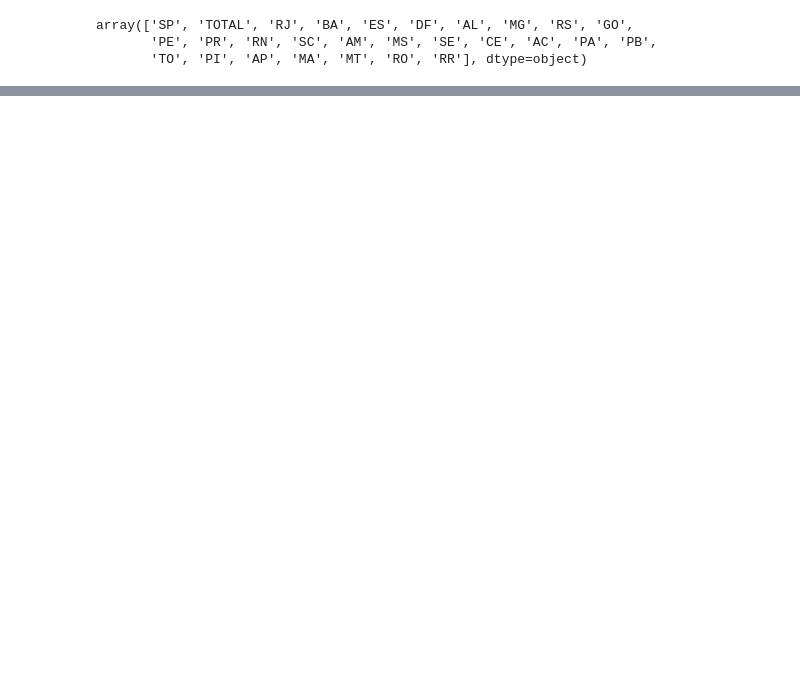
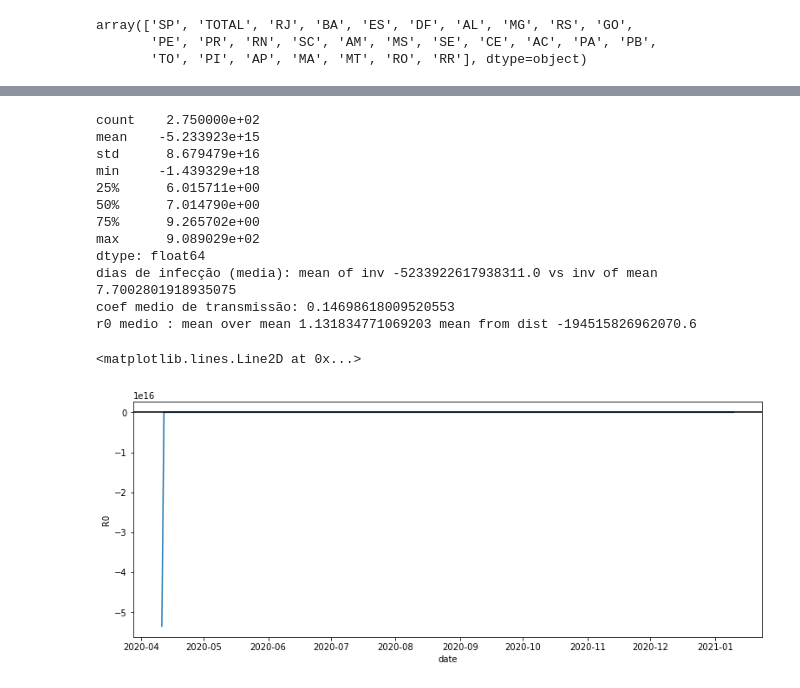
Before and after one commit to fontanads/bootcamp_dsa_2021, a Jupyter notebook: src/notebooks/new_notebook.ipynb, the cells around one changed output, grey strips where cells are left out. Saved outputs shown, nothing was run; the diff lists cells and outputs as text; code cells hidden in the pictures; blank space fills up the shorter version.

```diff
--- a/src/notebooks/new_notebook.ipynb
+++ b/src/notebooks/new_notebook.ipynb
@@ -112,0 +346,72 @@ pyo.plot(fig, filename='lineplot.html')
+# %%
+df_woca['N'] = df_woca['pop']
+
+df_woca['R'] = df_woca['recovered']
+df_woca['I'] = df_woca['totalCases']-df_woca['R']
+df_woca['S'] = df_woca['pop']-df_woca['I']-df_woca['R']
+
+# df_temp = df_woca.melt(id_vars=['date','state'],value_vars=['S','I','R'])
+# sns.lineplot(data =df_temp.query('state == "TOTAL"'),x='date' ,y='value', hue='variable')
+
+estado = 'RS'
+df_temp = df_woca.set_index('date').sort_index().query(f'state=="{estado}"')[['pop','N','S','I','R','testes_caso_confirmado']]
+
+df_temp['R_diff'] = df_temp['R'].diff(1)
+df_temp['I_diff'] = df_temp['I'].diff(1)
+df_temp['S_diff'] = df_temp['S'].diff(1)
+
+# rolling mean
+# df_temp = df_temp.rolling(window=14, center=True, win_type='gaussian').mean(std=10) #.dropna()
+df_temp = df_temp.rolling(window=14, center=True, win_type='blackman').mean() #.dropna()
+# df_temp = df_temp.rolling(window=15, center=True).mean()
+
+
+# df_temp = df_temp[df_temp['S'].diff(1)<0]
+# df_woca.set_index('date').sort_index().query('state == "TOTAL" ')
+
+# df_temp = df_temp.loc['2020-11-15':'2021-01-18']
+
+gamma = df_temp['R_diff']/df_temp['I']
+beta  = -df_temp['S_diff']/(df_temp['S']*df_temp['I']/df_temp['pop'])
+R0    = (beta/gamma)
+
+df_temp['gamma'] = R0
+df_temp['beta'] = R0
+df_temp['R0'] = R0
+
+df_temp = df_temp.dropna()
+
+gamma = gamma.replace([np.inf, -np.inf], np.nan).dropna()
+Tinfec = (1/gamma).replace([np.inf, -np.inf], np.nan).dropna()
+beta  = beta.replace([np.inf, -np.inf], np.nan).dropna()
+R0_clean = R0.replace([np.inf, -np.inf], np.nan).dropna()
+
+gamma_medio = gamma.mean()
+Tinfec_medio = Tinfec.mean()
+beta_medio = beta.mean()
+R0_medio = R0_clean.mean()
+
+print(Tinfec.describe())
+print(f'dias de infecção (media): mean of inv {Tinfec.mean()} vs inv of mean {1/gamma_medio} ')
+print(f'coef medio de transmissão: {beta_medio} ')
+print(f'r0 medio : mean over mean {beta_medio/gamma_medio} mean from dist {R0_medio}')
+
+# sns.histplot(data=R0)
+f, a = plt.subplots(1,1, figsize=(13,5))
+sns.lineplot(data=df_temp,x=df_temp.index, y='R0', axes=a)
+a.axhline(y=1,color='k')
+# %% [output]
+count    2.750000e+02
+mean    -5.233923e+15
+std      8.679479e+16
+min     -1.439329e+18
+25%      6.015711e+00
+50%      7.014790e+00
+75%      9.265702e+00
+max      9.089029e+02
+dtype: float64
+dias de infecção (media): mean of inv -5233922617938311.0 vs inv of mean 7.7002801918935075
+coef medio de transmissão: 0.14698618009520553
+r0 medio : mean over mean 1.131834771069203 mean from dist -194515826962070.6
+<matplotlib.lines.Line2D at 0x...>
+[figure, added]
```
Also changed, not shown: parts of 20 cells of this notebook, 8 other files.
